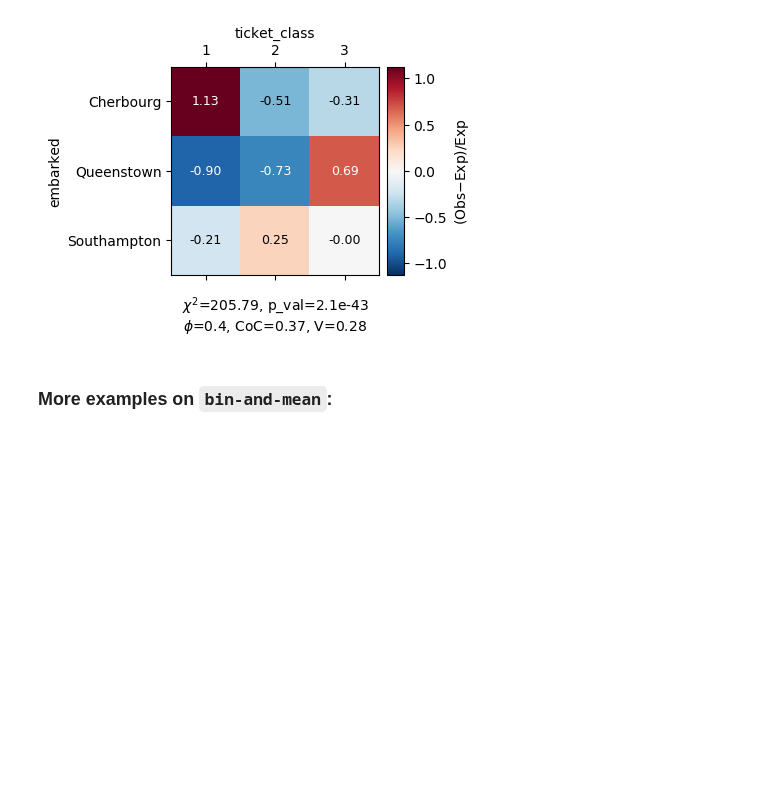
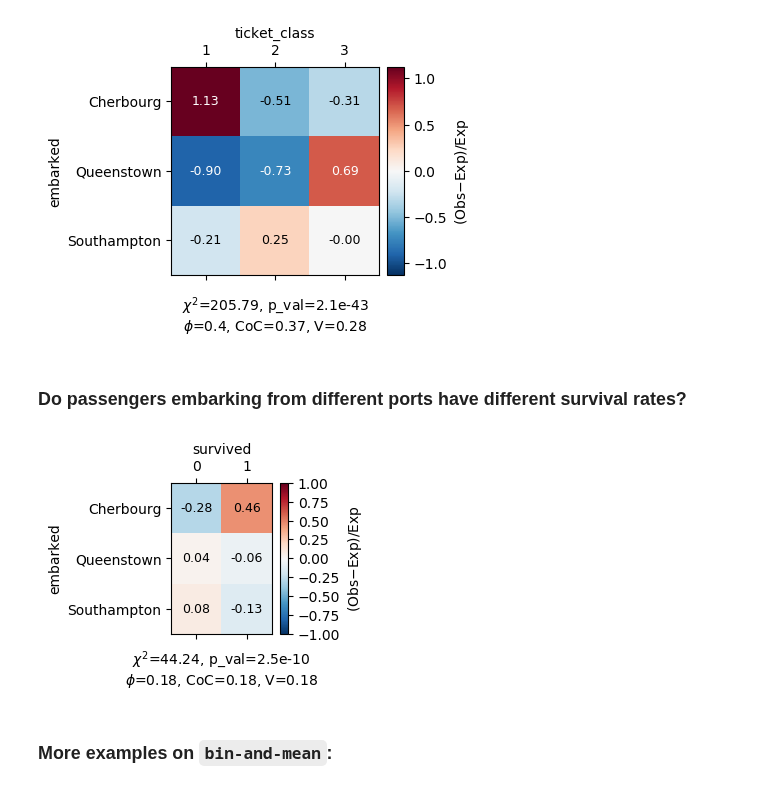
Before and after one commit to teiband/python-plot-utilities, a Jupyter notebook: examples/Two_columns_of_data_example.ipynb, the cells around one changed output. Cells and saved outputs as stored; diff of their text form; code cells hidden in the pictures; blank space fills up the shorter version.

```diff
--- a/examples/Two_columns_of_data_example.ipynb
+++ b/examples/Two_columns_of_data_example.ipynb
@@ -58,6 +58,12 @@ pu.positive_rate(titanic['ticket_class'], titanic['survived'], figsize=(5,2));
 pu.contingency_table(titanic['ticket_class'], titanic['embarked'], dropna=True, rot=0);
 # %% [output]
 [figure]
+# %% [markdown]
+### Do passengers embarking from different ports have different survival rates?
+# %%
+pu.contingency_table(titanic['survived'], titanic['embarked'], dropna=True, rot=0);
+# %% [output]
+[figure, added]
 # %% [markdown]
 ### More examples on `bin-and-mean`:
 # %% [markdown]
```
Also changed, not shown: 3 other files.
